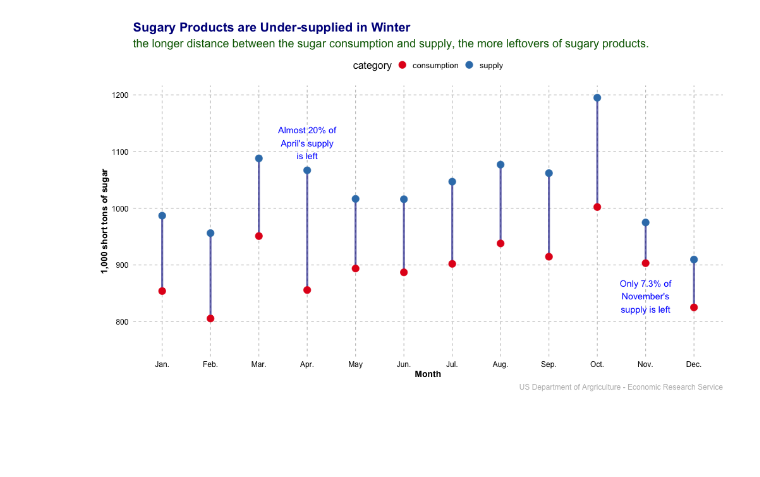
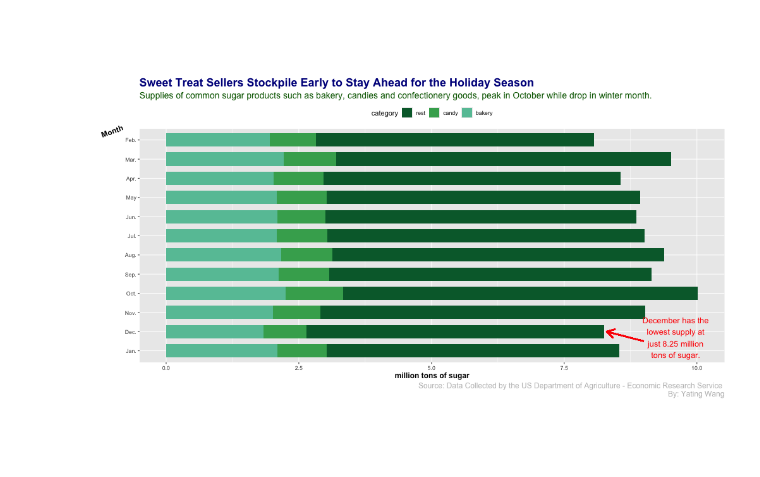
Before and after one commit to yatingw24/In-One-Chart, a Jupyter notebook: In_One_Chart.ipynb, the cells around one changed output. Saved outputs shown, nothing was run; the diff lists cells and outputs as text; code cells hidden in the pictures; blank space fills up the shorter version.

```diff
--- a/In_One_Chart.ipynb
+++ b/In_One_Chart.ipynb
@@ -69,6 +46,6 @@ Loading required package: tidyr
 # %%
-%%R
+%%R -w 1000 -h 600
 
-df <- read_csv('final.csv')
+df <- read_csv('output.csv')
 df
 # %% [output]
@@ -93,6 +70,6 @@ num (1): value
 %%R
 
 df$month <- factor(df$month, levels = c(
-  "Jan.", "Feb.", "Mar.", "Apr.", "May", "Jun.",
-  "Jul.", "Aug.", "Sep.", "Oct.", "Nov.", "Dec."
+  "Jan.", "Dec.", "Nov.", "Oct.", "Sep.", "Aug.", "Jul.",
+"Jun.", "May", "Apr.", "Mar.", "Feb."
 ))
@@ -155,30 +76,4 @@ library('stringr')
-# %%
-%%R -w 1000 -h 600
-
-ggplot(df) +
-  aes(x = month, y = value) +
-  geom_line(size = 1.5, alpha = 0.6, color = 'darkblue') +
-  geom_point(aes(color = category), size = 5) +
-  scale_color_brewer(palette = "Set1", direction = 1) +
-  labs(
-      x = 'Month',
-      y = '1,000 short tons of sugar',
-      title = 'Sugary Products are Under-supplied in Winter',
-      subtitle = 'the longer distance between the sugar consumption and supply, the more leftovers of sugary products.',
-      caption = 'US Department of Argriculture - Economic Research Service') +
-  theme_minimal(base_size = 16) +
-  theme(
-    legend.position = "top",
-    text = element_text(size = 16),
-    plot.title = element_text(size = 20, face = "bold", color = "darkblue"),
-    plot.subtitle = element_text(size = 18, color = "darkgreen"),
-    plot.caption = element_text(size = 12, color = "gray"),
-    axis.title = element_text(size = 14, face = "bold"),
-    axis.text = element_text(size = 12, color = "black"),
-    panel.grid.major = element_line(color = "gray", linetype = "dashed", size = 0.5),
-    panel.grid.minor = element_blank()
-  ) +
-  annotate("text", x = "Nov.", y = 760, label = str_wrap("Only 7.3% of November's supply is left", width = 15), color = "blue", size = 5, vjust = -1) +
-  annotate("text", x = "Apr.", y = 1030, label = str_wrap("Almost 20% of April's supply is left", width = 15), color = "blue", size = 5, vjust = -1)
-# %% [output]
-[figure, removed]
+# %%
+%%R
+
+df$category <- factor(df$category, levels = c( "rest", "candy", "bakery"))
@@ -184,0 +85,35 @@ ggplot(df) +
+# %%
+%%R -w 1000 -h 700
+
+ggplot(df) +
+    aes(x = average_value, y = month, fill = category) +
+    geom_col(position = "stack", width = 0.7) +
+    scale_fill_manual(values = c("bakery" = "#66c2a5", "candy" = "#41ab5d", "rest" = "#006837")) +
+    labs(
+        title = "Sweet Treat Sellers Stockpile Early to Stay Ahead for the Holiday Season",
+        subtitle = "Supplies of common sugar products such as bakery, candies and confectionery goods, peak in October while drop in winter month.",
+        x = "million tons of sugar",
+        y = "Month",
+        caption = "Source: Data Collected by the US Department of Agriculture - Economic Research Service \nBy: Yating Wang",
+        fill = "category"
+    ) +
+    theme(
+        plot.title = element_text(face = "bold", size = 18, color = "darkblue"),
+        plot.subtitle = element_text(size = 14, color = "darkgreen"),
+        plot.caption = element_text(size = 12, color = "gray"),  # Added missing comma
+        axis.title.x = element_text(face = "bold", size = 12,),
+        axis.title.y = element_text(face = "bold", size = 12, angle = 20),
+        legend.position = "top",
+        aspect.ratio = 0.4
+    ) +
+    annotate("text", x = 9.6, y = 1.7,
+             label = str_wrap("December has the lowest supply at just 8.25 million tons of sugar.", width = 20),
+             color = "red", size = 4.5) +
+    geom_segment(
+        aes(x = 9, xend = 8.3, y = 1.5, yend = 2),
+        arrow = arrow(length = unit(0.2, "inches")),
+        color = "red",
+        linewidth = 1
+    )
+# %% [output]
+[figure, added]
```
Also changed, not shown: parts of 7 cells of this notebook.
